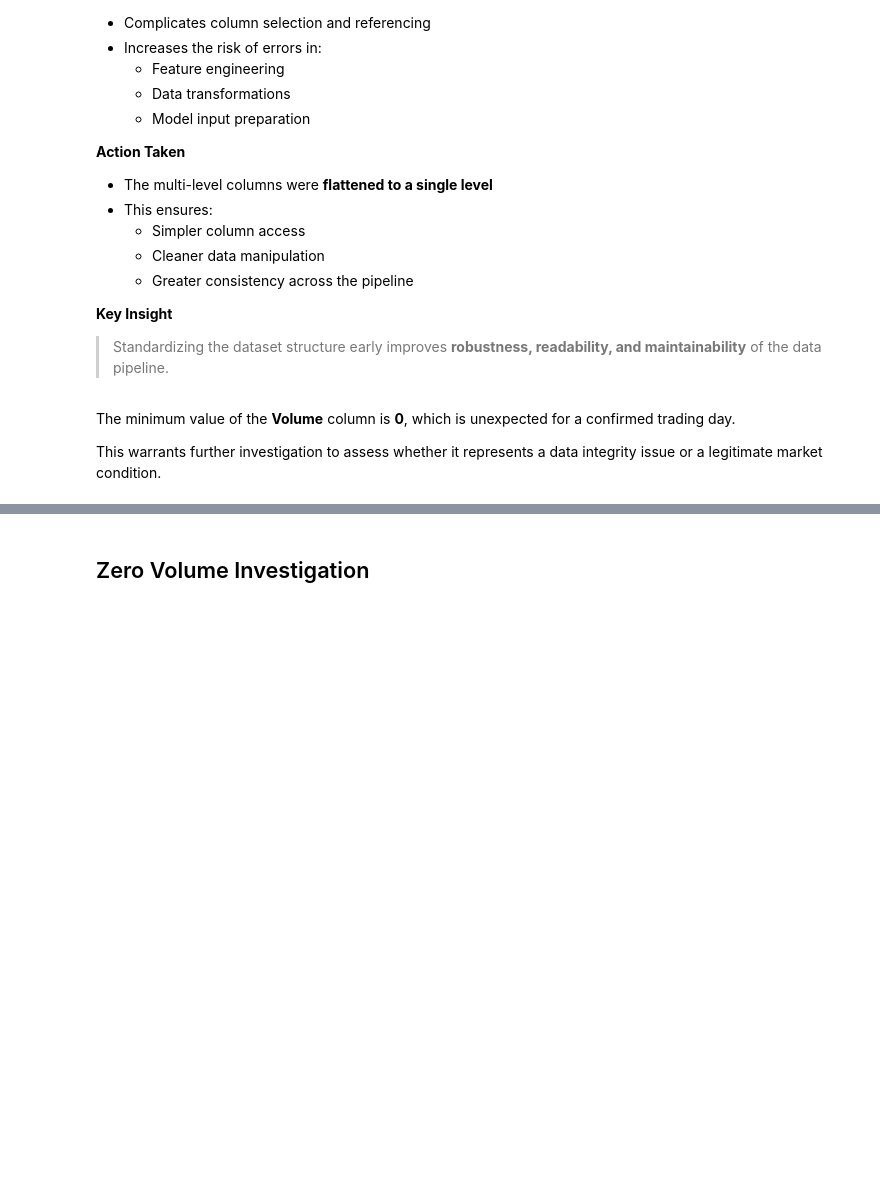
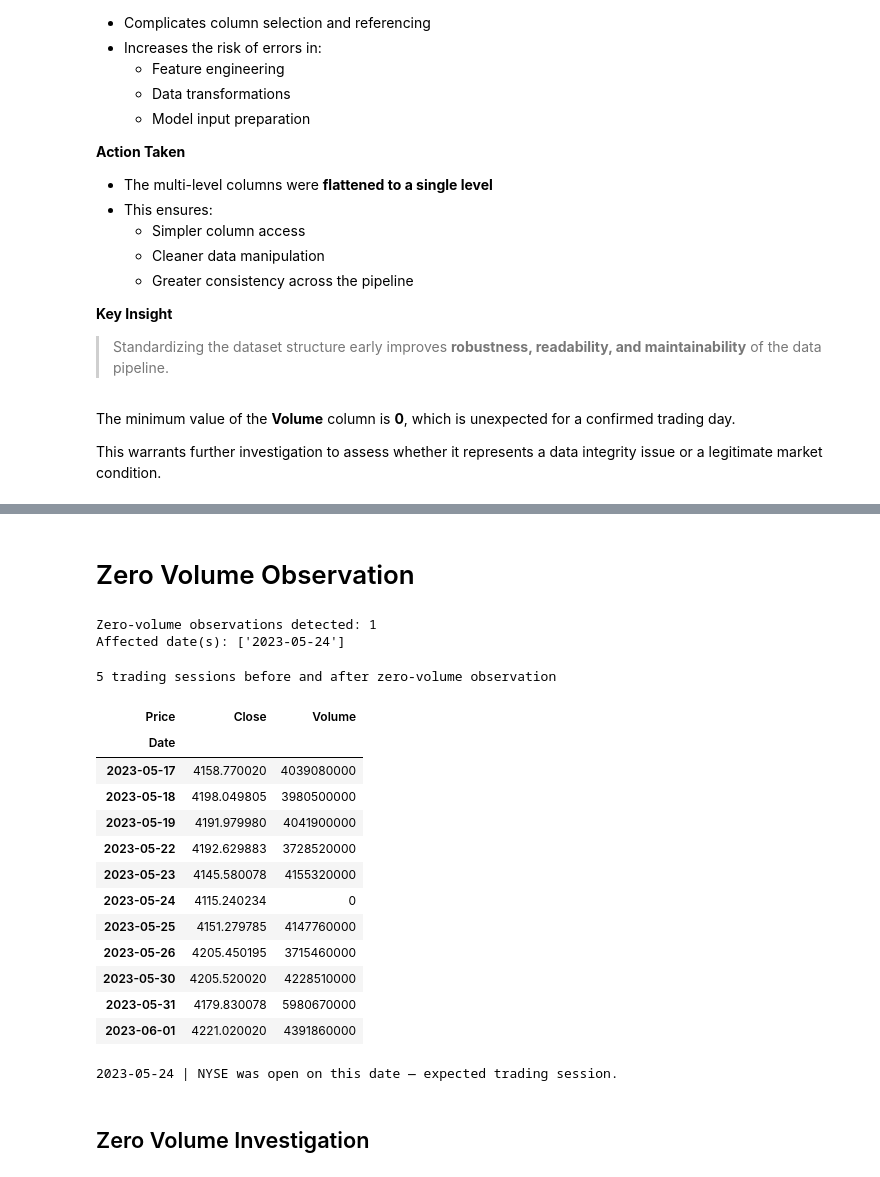
Before and after one commit to Mena-Beshara/sp500-market-intelligence-system, a Jupyter notebook: notebooks/01_eda.ipynb, the cells around one changed output, grey strips where cells are left out. Cells and saved outputs as stored; diff of their text form; code cells hidden in the pictures; blank space fills up the shorter version.

```diff
--- a/notebooks/01_eda.ipynb
+++ b/notebooks/01_eda.ipynb
@@ -366,0 +222,12 @@ Date range after cleaning: 2000-01-03 to 2026-06-26
+# %% [markdown]
+# Zero Volume Observation
+# %%
+zero_vol = raw[raw['Volume'] == 0].copy()
+sessions_before = len(raw)
+
+print(f"Zero-volume observations detected: {len(zero_vol)}")
+if len(zero_vol) > 0:
+    print(f"Affected date(s): {[str(d.date()) for d in zero_vol.index]}")
+# %% [output]
+Zero-volume observations detected: 1
+Affected date(s): ['2023-05-24']
@@ -366,0 +246,56 @@ Date range after cleaning: 2000-01-03 to 2026-06-26
+# %%
+# Timedelta does not guarantee 5 trading sessions — weekends
+# can reduce the window to 4 observations. iloc gives exactly
+# 5 observations on each side.
+
+if len(zero_vol) > 0:
+    idx = zero_vol.index[0]
+    loc = raw.index.get_loc(idx)
+
+    # Clamp to valid index bounds
+    window = raw.iloc[max(0, loc - 5) : min(len(raw), loc + 6)]
+
+    print("5 trading sessions before and after zero-volume observation")
+    display(window[['Close', 'Volume']])
+# %% [output]
+5 trading sessions before and after zero-volume observation
+| Price | Close | Volume |
+| Date |  |  |
+| 2023-05-17 | 4158.770020 | 4039080000 |
+| 2023-05-18 | 4198.049805 | 3980500000 |
+| 2023-05-19 | 4191.979980 | 4041900000 |
+| 2023-05-22 | 4192.629883 | 3728520000 |
+| 2023-05-23 | 4145.580078 | 4155320000 |
+| 2023-05-24 | 4115.240234 | 0 |
+| 2023-05-25 | 4151.279785 | 4147760000 |
+| 2023-05-26 | 4205.450195 | 3715460000 |
+| 2023-05-30 | 4205.520020 | 4228510000 |
+| 2023-05-31 | 4179.830078 | 5980670000 |
+| 2023-06-01 | 4221.020020 | 4391860000 |
+# %%
+# holidays.US() tests against the federal holiday calendar.
+# The NYSE does not follow the federal calendar exactly —
+# Good Friday, Juneteenth (since 2022), and national days of
+# mourning are observed by the exchange but not federal statute.
+# pandas_market_calendars uses the NYSE schedule directly and
+# is more defensible for a market data pipeline.
+
+if len(zero_vol) > 0:
+    zero_date = zero_vol.index[0]
+    nyse = mcal.get_calendar('NYSE')
+
+    schedule = nyse.schedule(
+        start_date=zero_date.strftime('%Y-%m-%d'),
+        end_date=zero_date.strftime('%Y-%m-%d')
+    )
+
+    if schedule.empty:
+        market_status = "NYSE was closed on this date."
+        holiday_note = "falls on a NYSE non-trading day"
+    else:
+        market_status = "NYSE was open on this date — expected trading session."
+        holiday_note = "does not fall on a NYSE holiday — treated as a data integrity error"
+
+    print(f"{zero_date.date()} | {market_status}")
+# %% [output]
+2023-05-24 | NYSE was open on this date — expected trading session.
```
Also changed, not shown: parts of 6 cells of this notebook, 3 other files.
